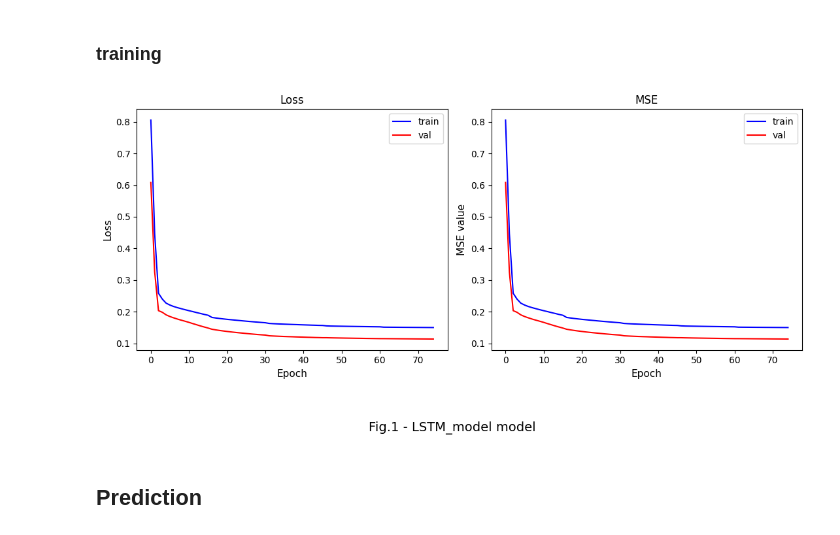
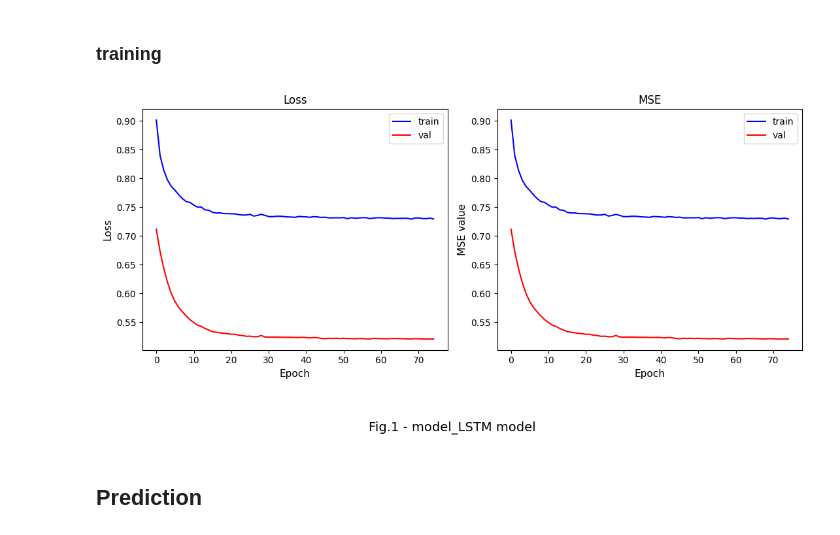
Before and after one commit to Alex1iv/Power_consumption_prediction, a Jupyter notebook: notebooks/power_consumption.ipynb, the cells around one changed output. Saved outputs shown, nothing was run; the diff lists cells and outputs as text; code cells hidden in the pictures.

```diff
--- a/notebooks/power_consumption.ipynb
+++ b/notebooks/power_consumption.ipynb
@@ -338,0 +258,2 @@ model = build_multiple_layer_model()
+# %%
+model = ModelLSTM(X_train).build_model()
@@ -341,23 +281,23 @@ model = build_multiple_layer_model()
 # %%
 # fit model
 history = model.fit(
     X_train,
     y_train,
     validation_split=0.2,
     shuffle=False,
-    epochs=70,
+    epochs=75,
     verbose=True,
     callbacks= callbacks(
-        lr=1e-04, model_name=model.name
+        lr=1e-03, model_name=model.name
     )
 )
 
 model.save(os.path.join(config.path_models, model.name + '.hdf5')) # full model
 
 #model.save_weights(os.path.join(path_models, 'weights'+'.h5')) # only weights
 
 clear_output(wait=False)
+
+plot_history_regr(history=history, model_name=model.name)
+# %% [output]
+[figure, added]
-# %%
-plot_history_regr(history=history, model_name=model.name)
-# %% [output]
-[figure, removed]
```
Also changed, not shown: parts of 13 cells of this notebook, 2 other files.
